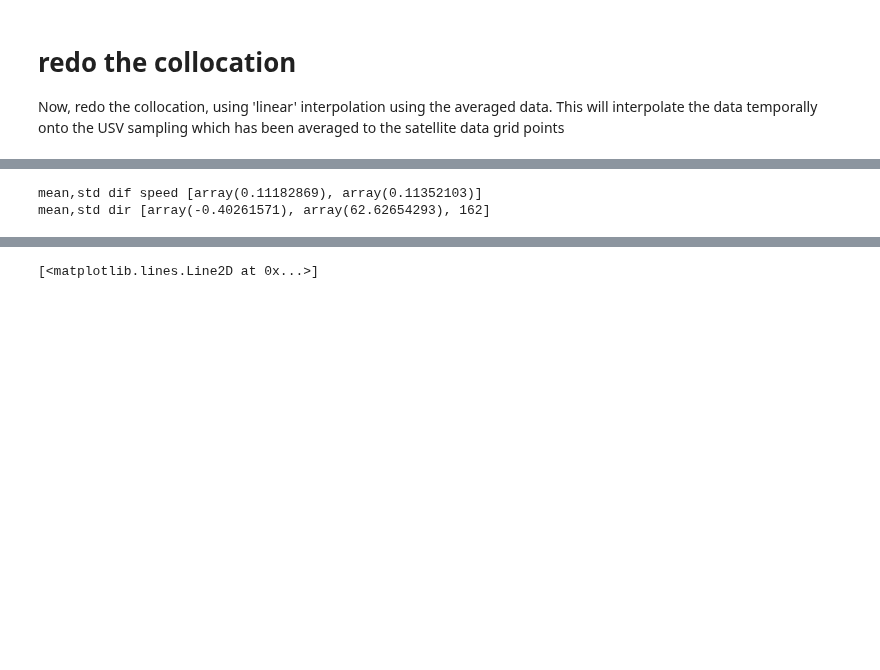
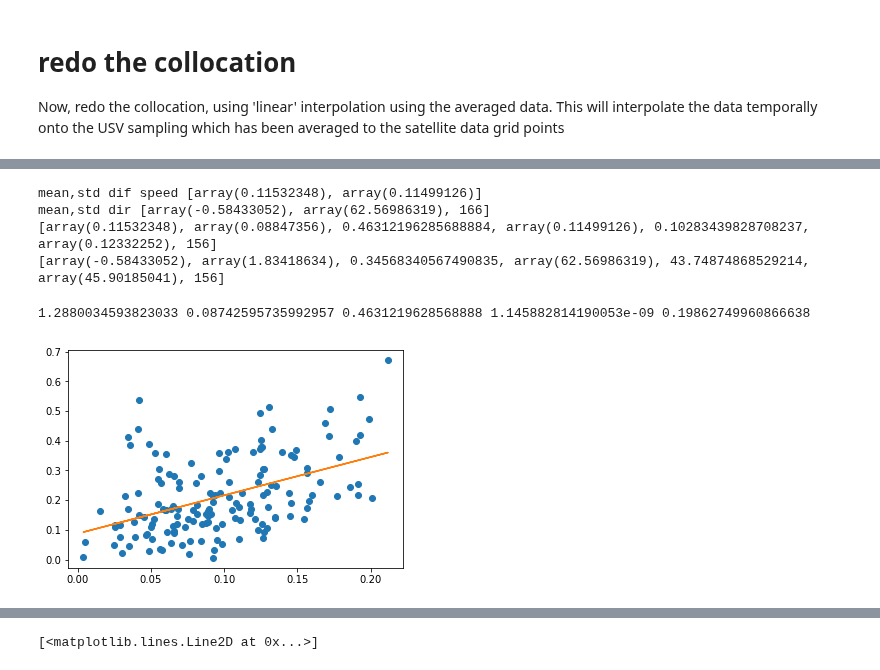
Before and after one commit to cgentemann/Saildrone, a Jupyter notebook: sat_collocation/Collocate_Saildrone_with_oscar_ocean_currents.ipynb, the cells around one changed output, grey strips where cells are left out. Saved outputs shown, nothing was run; the diff lists cells and outputs as text; code cells hidden in the pictures; blank space fills up the shorter version.

Commit message:
check stats

```diff
--- a/sat_collocation/Collocate_Saildrone_with_oscar_ocean_currents.ipynb
+++ b/sat_collocation/Collocate_Saildrone_with_oscar_ocean_currents.ipynb
@@ -211,6 +215,64 @@ dif_dir[cond]-=360
 dif_dir[cond2]+=360
 print('mean,std dif speed',[dif_spd.mean().data,dif_spd.std().data])
 print('mean,std dir',[dif_dir.mean().data,dif_dir.std().data,dif_spd.shape[0]])
+
+usv_spd = ds_new.spd
+sat_spd = ds_collocated_averaged.spd
+usv_dir = ds_new.dir
+sat_dir = ds_collocated_averaged.dir
+dif_spd,dif_dir = usv_spd - sat_spd, usv_dir - sat_dir
+cond,cond2 = (dif_dir > 180),(dif_dir < -180)
+cond,cond2 = (dif_dir > 180),(dif_dir < -180)
+dif_dir[cond]-=360
+dif_dir[cond2]+=360
+
+cond = (np.isfinite(usv_spd) & np.isfinite(sat_spd))
+usv_spd = usv_spd[cond]
+sat_spd = sat_spd[cond]
+usv_dir = usv_dir[cond]
+sat_dir = sat_dir[cond]
+
+sdif = dif_spd.dropna('time')
+sdifcor = np.corrcoef(sat_spd,usv_spd)[0,1]
+std_robust = np.nanmedian(np.abs(sdif - np.nanmedian(sdif))) * 1.482602218505602
+ilen = sdif.shape[0]
+print([sdif.mean().data,sdif.median().data,sdifcor,sdif.std().data,std_robust,
+                    np.abs(sdif).mean().data,sdif.shape[0]])
+sdif = dif_dir.dropna('time')
+sdifcor = np.corrcoef(sat_dir,usv_dir)[0,1]
+std_robust = np.nanmedian(np.abs(sdif - np.nanmedian(sdif))) * 1.482602218505602
+ilen = sdif.shape[0]
+print([sdif.mean().data,sdif.median().data,sdifcor,sdif.std().data,std_robust,
+                    np.abs(sdif).mean().data,sdif.shape[0]])
 # %% [output]
-mean,std dif speed [array(0.11182869), array(0.11352103)]
-mean,std dir [array(-0.40261571), array(62.62654293), 162]
+mean,std dif speed [array(0.11532348), array(0.11499126)]
+mean,std dir [array(-0.58433052), array(62.56986319), 166]
+[array(0.11532348), array(0.08847356), 0.46312196285688884, array(0.11499126), 0.10283439828708237, array(0.12332252), 156]
+[array(-0.58433052), array(1.83418634), 0.34568340567490835, array(62.56986319), 43.74874868529214, array(45.90185041), 156]
+# %%
+
+# Learn about API authentication here: https://plot.ly/python/getting-started
+# Find your api_key here: https://plot.ly/settings/api
+# MatPlotlib
+import matplotlib.pyplot as plt
+from matplotlib import pylab
+# Scientific libraries
+from numpy import arange,array,ones
+from scipy import stats
+
+xi = sat_spd.data
+A = array([ xi, ones(sdif.shape[0])])
+y = usv_spd.data
+# Generated linear fit
+slope, intercept, r_value, p_value, std_err = stats.linregress(xi,y)
+line = slope*xi+intercept
+plt.plot(xi,y,'o', xi, line)
+print(slope,intercept,r_value,p_value,std_err)
+#pylab.title('Linear Fit with Matplotlib')
+#ax = plt.gca()
+#ax.set_axis_bgcolor((0.898, 0.898, 0.898))
+#fig = plt.gcf()
+#py.plot_mpl(fig, filename='linear-Fit-with-matplotlib')
+# %% [output]
+1.2880034593823033 0.08742595735992957 0.4631219628568888 1.145882814190053e-09 0.19862749960866638
+[figure, added]
```
Also changed, not shown: parts of 9 cells of this notebook, 2 other files.
